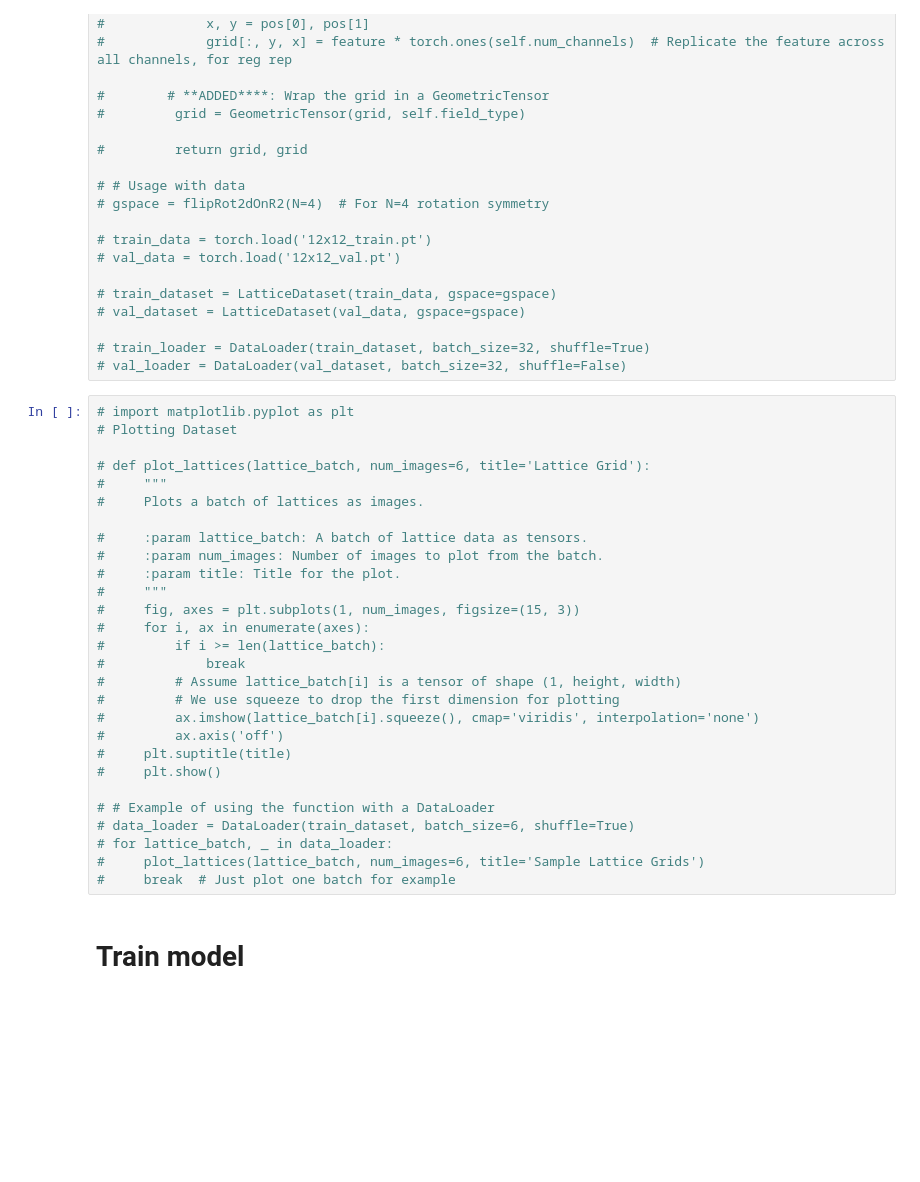
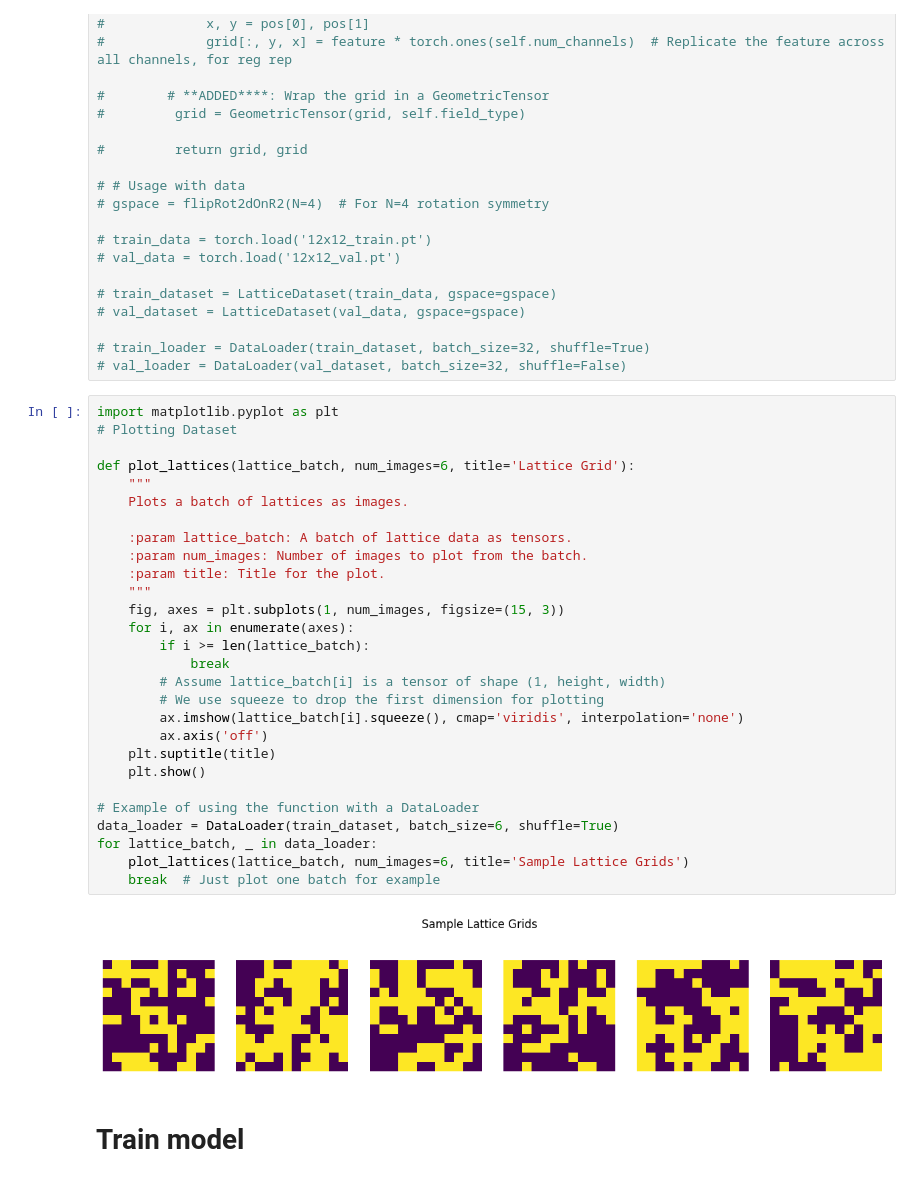
Before and after one commit to julballa/LatentLattice, a Jupyter notebook: escnn_autoencoder.ipynb, the cells around one changed output. Cells and saved outputs as stored; diff of their text form; blank space fills up the shorter version.

```diff
--- a/escnn_autoencoder.ipynb
+++ b/escnn_autoencoder.ipynb
@@ -508,32 +479,34 @@ val_loader = DataLoader(val_dataset, batch_size=32, shuffle=False)
 # train_loader = DataLoader(train_dataset, batch_size=32, shuffle=True)
 # val_loader = DataLoader(val_dataset, batch_size=32, shuffle=False)
 # %%
-# import matplotlib.pyplot as plt
+import matplotlib.pyplot as plt
 # Plotting Dataset
 
-# def plot_lattices(lattice_batch, num_images=6, title='Lattice Grid'):
-#     """
-#     Plots a batch of lattices as images.
+def plot_lattices(lattice_batch, num_images=6, title='Lattice Grid'):
+    """
+    Plots a batch of lattices as images.
 
-#     :param lattice_batch: A batch of lattice data as tensors.
-#     :param num_images: Number of images to plot from the batch.
-#     :param title: Title for the plot.
-#     """
-#     fig, axes = plt.subplots(1, num_images, figsize=(15, 3))
-#     for i, ax in enumerate(axes):
-#         if i >= len(lattice_batch):
-#             break
-#         # Assume lattice_batch[i] is a tensor of shape (1, height, width)
-#         # We use squeeze to drop the first dimension for plotting
-#         ax.imshow(lattice_batch[i].squeeze(), cmap='viridis', interpolation='none')
-#         ax.axis('off')
-#     plt.suptitle(title)
-#     plt.show()
+    :param lattice_batch: A batch of lattice data as tensors.
+    :param num_images: Number of images to plot from the batch.
+    :param title: Title for the plot.
+    """
+    fig, axes = plt.subplots(1, num_images, figsize=(15, 3))
+    for i, ax in enumerate(axes):
+        if i >= len(lattice_batch):
+            break
+        # Assume lattice_batch[i] is a tensor of shape (1, height, width)
+        # We use squeeze to drop the first dimension for plotting
+        ax.imshow(lattice_batch[i].squeeze(), cmap='viridis', interpolation='none')
+        ax.axis('off')
+    plt.suptitle(title)
+    plt.show()
 
-# # Example of using the function with a DataLoader
-# data_loader = DataLoader(train_dataset, batch_size=6, shuffle=True)
-# for lattice_batch, _ in data_loader:
-#     plot_lattices(lattice_batch, num_images=6, title='Sample Lattice Grids')
-#     break  # Just plot one batch for example
+# Example of using the function with a DataLoader
+data_loader = DataLoader(train_dataset, batch_size=6, shuffle=True)
+for lattice_batch, _ in data_loader:
+    plot_lattices(lattice_batch, num_images=6, title='Sample Lattice Grids')
+    break  # Just plot one batch for example
+# %% [output]
+[figure, added]
 # %% [markdown]
 # Train model
```
Also changed, not shown: parts of 11 cells of this notebook.
